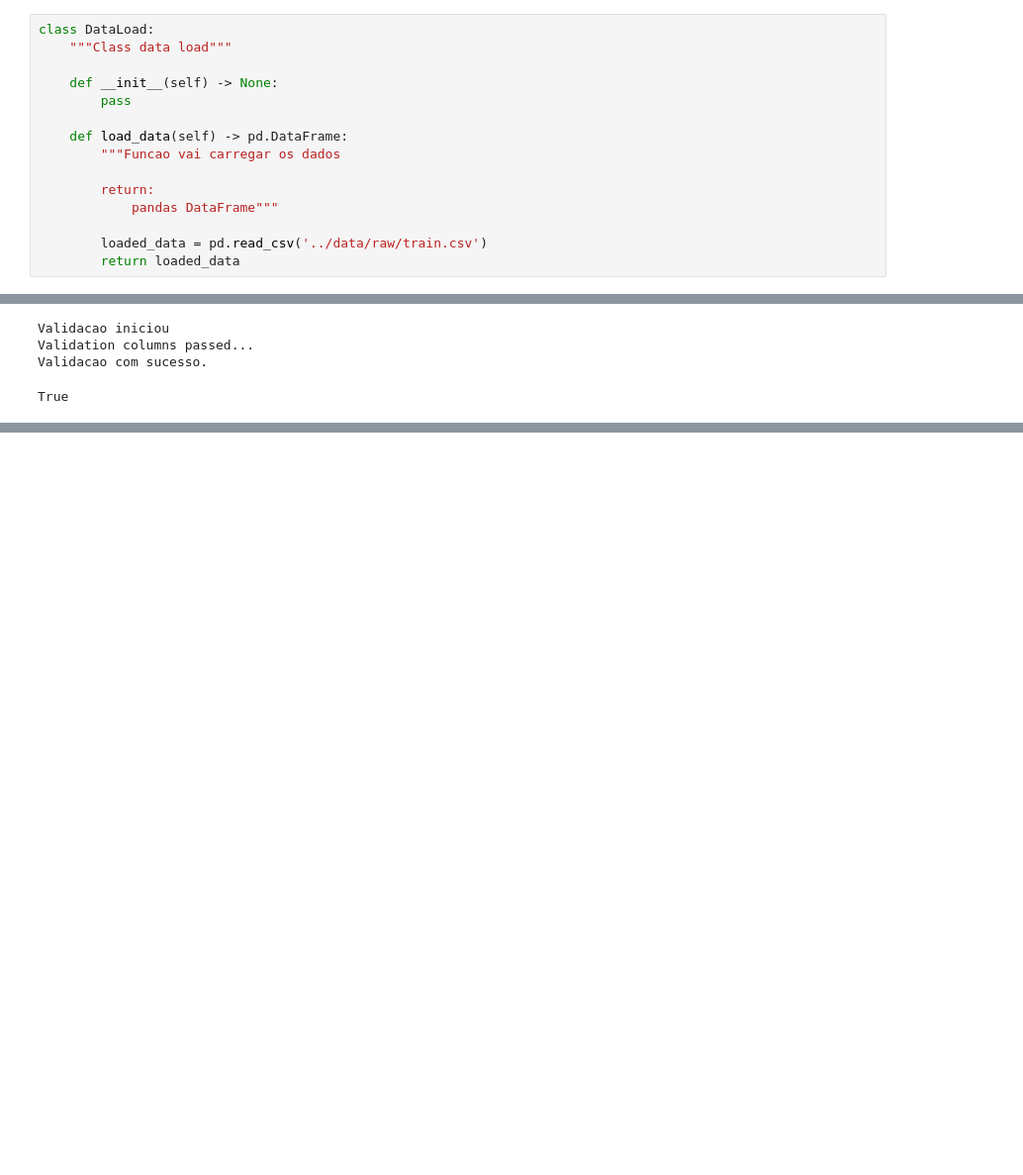
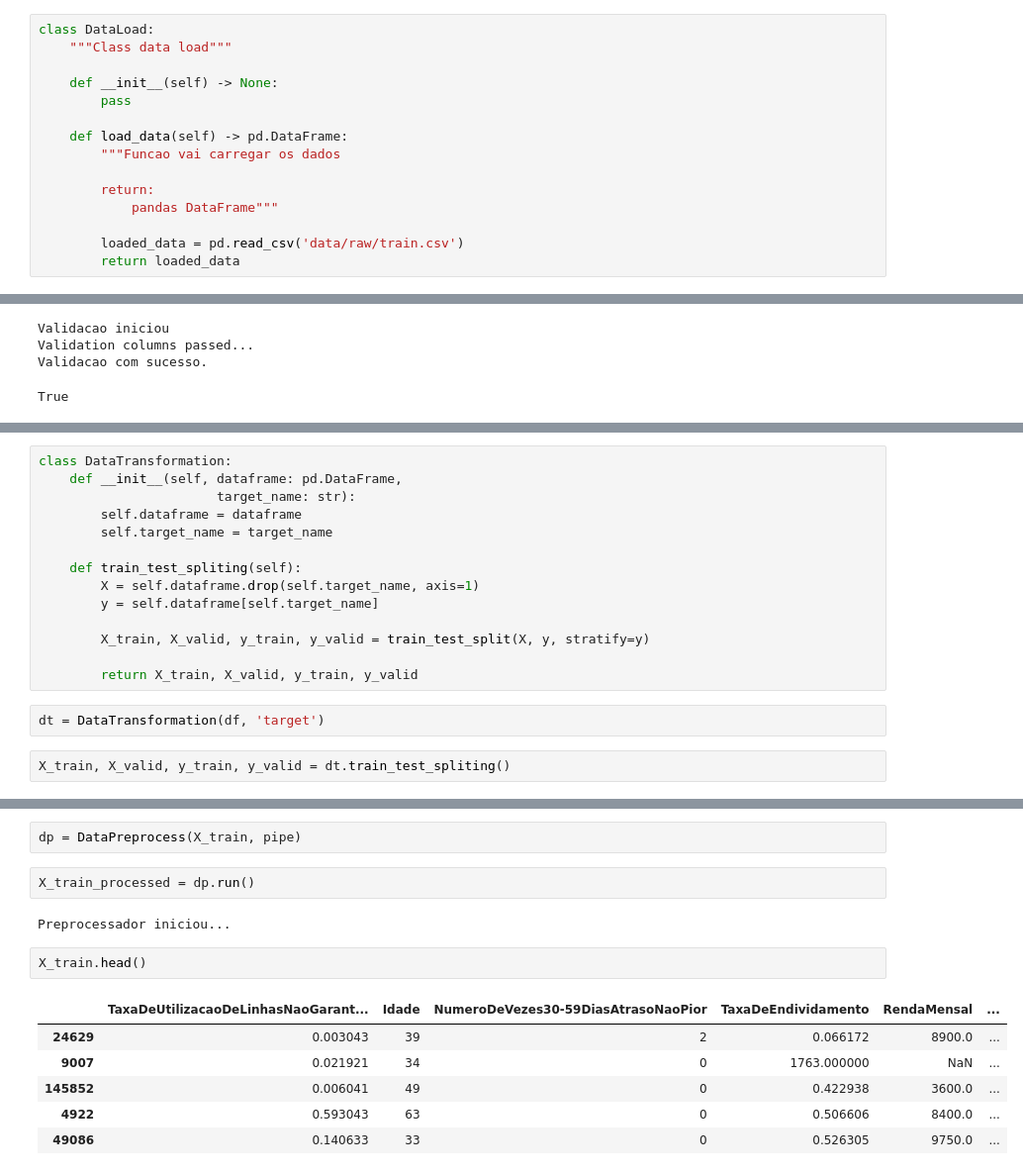
Before and after one commit to mathdeoliveira/disciplina_mlflow, a Jupyter notebook: segunda-etapa/notebooks/segundo-notebook.ipynb, the cells around one changed output, grey strips where cells are left out. Shown at 99% size. Saved outputs shown, nothing was run; the diff lists cells and outputs as text; blank space fills up the shorter version.

```diff
--- a/segunda-etapa/notebooks/segundo-notebook.ipynb
+++ b/segunda-etapa/notebooks/segundo-notebook.ipynb
@@ -36,7 +36,7 @@ class DataLoad:
         return:
             pandas DataFrame"""
 
-        loaded_data = pd.read_csv('../data/raw/train.csv')
+        loaded_data = pd.read_csv('data/raw/train.csv')
         return loaded_data
 # %%
 dl = DataLoad()
@@ -111,0 +114,18 @@ True
+# %%
+class DataTransformation:
+    def __init__(self, dataframe: pd.DataFrame,
+                       target_name: str):
+        self.dataframe = dataframe
+        self.target_name = target_name
+
+    def train_test_spliting(self):
+        X = self.dataframe.drop(self.target_name, axis=1)
+        y = self.dataframe[self.target_name]
+
+        X_train, X_valid, y_train, y_valid = train_test_split(X, y, stratify=y)
+
+        return X_train, X_valid, y_train, y_valid
+# %%
+dt = DataTransformation(df, 'target')
+# %%
+X_train, X_valid, y_train, y_valid = dt.train_test_spliting()
@@ -111,0 +166,15 @@ True
+# %%
+dp = DataPreprocess(X_train, pipe)
+# %%
+X_train_processed = dp.run()
+# %% [output]
+Preprocessador iniciou...
+# %%
+X_train.head()
+# %% [output]
+|  | TaxaDeUtilizacaoDeLinhasNaoGarant... | Idade | NumeroDeVezes30-59DiasAtrasoNaoPior | TaxaDeEndividamento | RendaMensal | ... |
+| 24629 | 0.003043 | 39 | 2 | 0.066172 | 8900.0 | ... |
+| 9007 | 0.021921 | 34 | 0 | 1763.000000 | NaN | ... |
+| 145852 | 0.006041 | 49 | 0 | 0.422938 | 3600.0 | ... |
+| 4922 | 0.593043 | 63 | 0 | 0.506606 | 8400.0 | ... |
+| 49086 | 0.140633 | 33 | 0 | 0.526305 | 9750.0 | ... |
```
Also changed, not shown: parts of 27 cells of this notebook.
